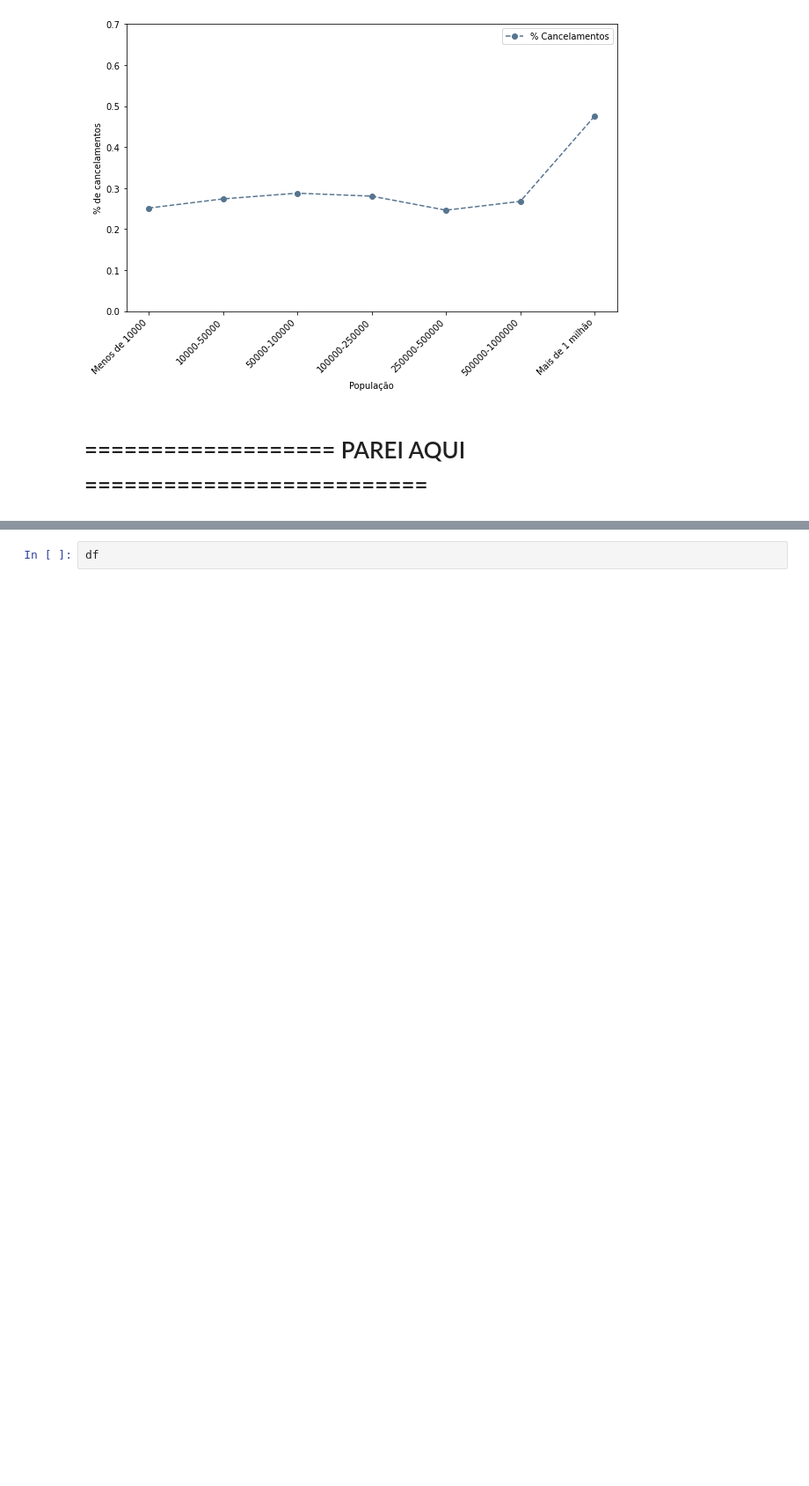
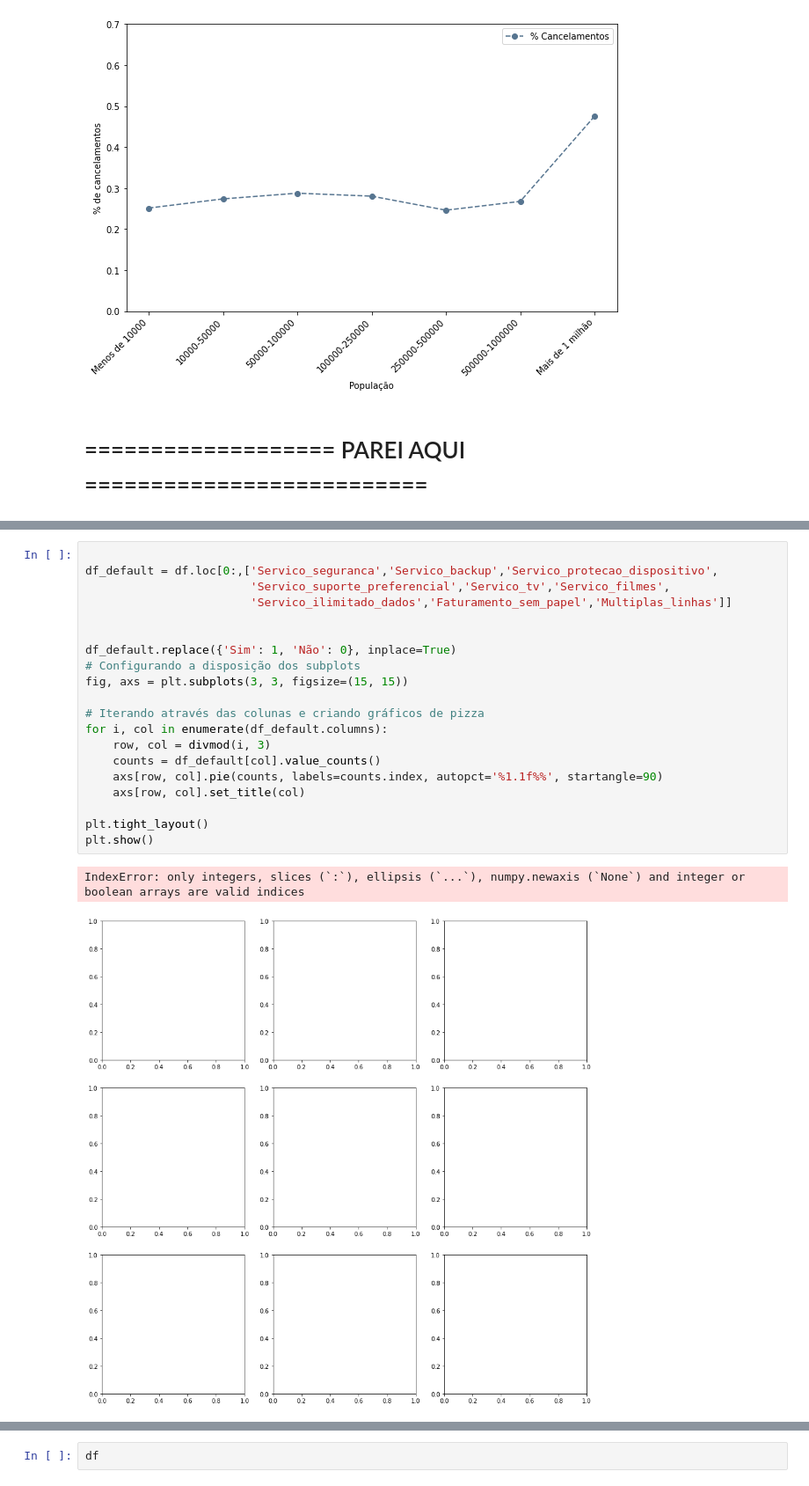
Before and after one commit to JuniorNS96/TCC, a Jupyter notebook: main.ipynb, the cells around one changed output, grey strips where cells are left out. Shown at 88% size. Saved outputs shown, nothing was run; the diff lists cells and outputs as text; blank space fills up the shorter version.

```diff
--- a/main.ipynb
+++ b/main.ipynb
@@ -1208,0 +1036,23 @@ plt.show()
+# %%
+
+df_default = df.loc[0:,['Servico_seguranca','Servico_backup','Servico_protecao_dispositivo',
+                        'Servico_suporte_preferencial','Servico_tv','Servico_filmes',
+                        'Servico_ilimitado_dados','Faturamento_sem_papel','Multiplas_linhas']]
+
+
+df_default.replace({'Sim': 1, 'Não': 0}, inplace=True)
+# Configurando a disposição dos subplots
+fig, axs = plt.subplots(3, 3, figsize=(15, 15))
+
+# Iterando através das colunas e criando gráficos de pizza
+for i, col in enumerate(df_default.columns):
+    row, col = divmod(i, 3)
+    counts = df_default[col].value_counts()
+    axs[row, col].pie(counts, labels=counts.index, autopct='%1.1f%%', startangle=90)
+    axs[row, col].set_title(col)
+
+plt.tight_layout()
+plt.show()
+# %% [output]
+IndexError: only integers, slices (`:`), ellipsis (`...`), numpy.newaxis (`None`) and integer or boolean arrays are valid indices
+[figure, added]
```
Also changed, not shown: parts of 14 cells of this notebook.
